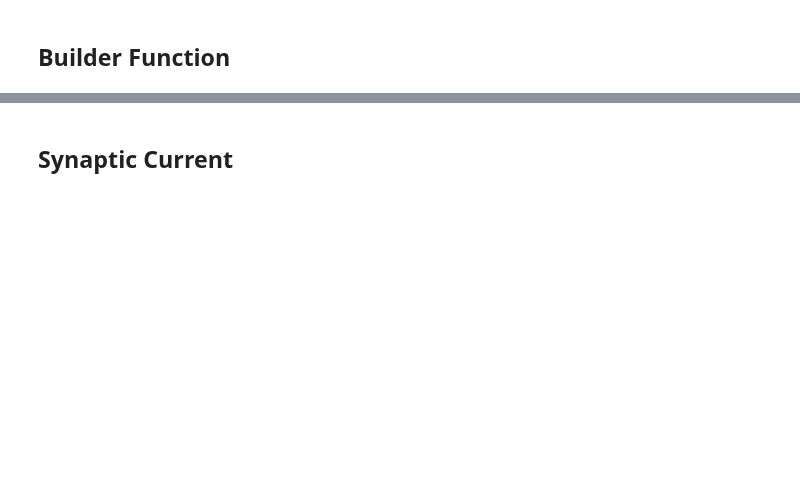
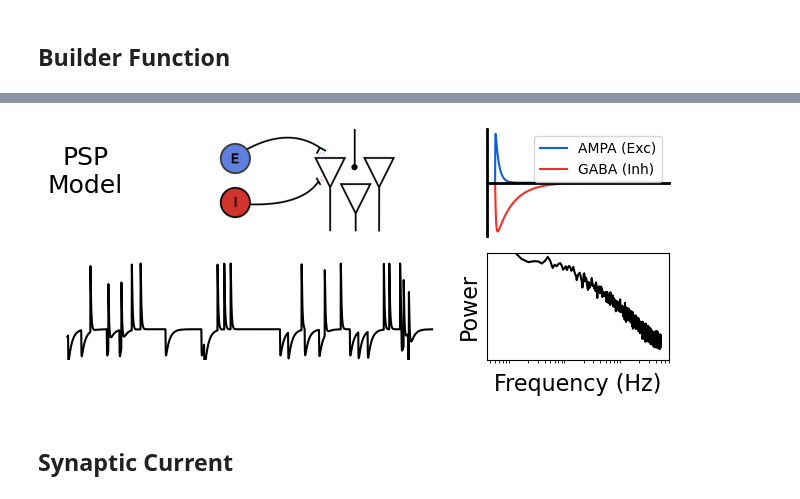
Before and after one commit to fooof-tools/Visualizers, a Jupyter notebook: notebooks/PSPModel.ipynb, the cells around one changed output, grey strips where cells are left out. Saved outputs shown, nothing was run; the diff lists cells and outputs as text; code cells hidden in the pictures; blank space fills up the shorter version.

```diff
--- a/notebooks/PSPModel.ipynb
+++ b/notebooks/PSPModel.ipynb
@@ -250,5 +273,7 @@ plot_time_series(None, comb_sig)
 # %%
-#build_all(comb_sig, fs, save=SAVE)
+build_all(comb_sig, fs, save=SAVE)
+# %% [output]
+[figure, added]
 # %% [markdown]
 ## Synaptic Current
 # %%
```
Also changed, not shown: parts of 30 cells of this notebook, 3 other files.
